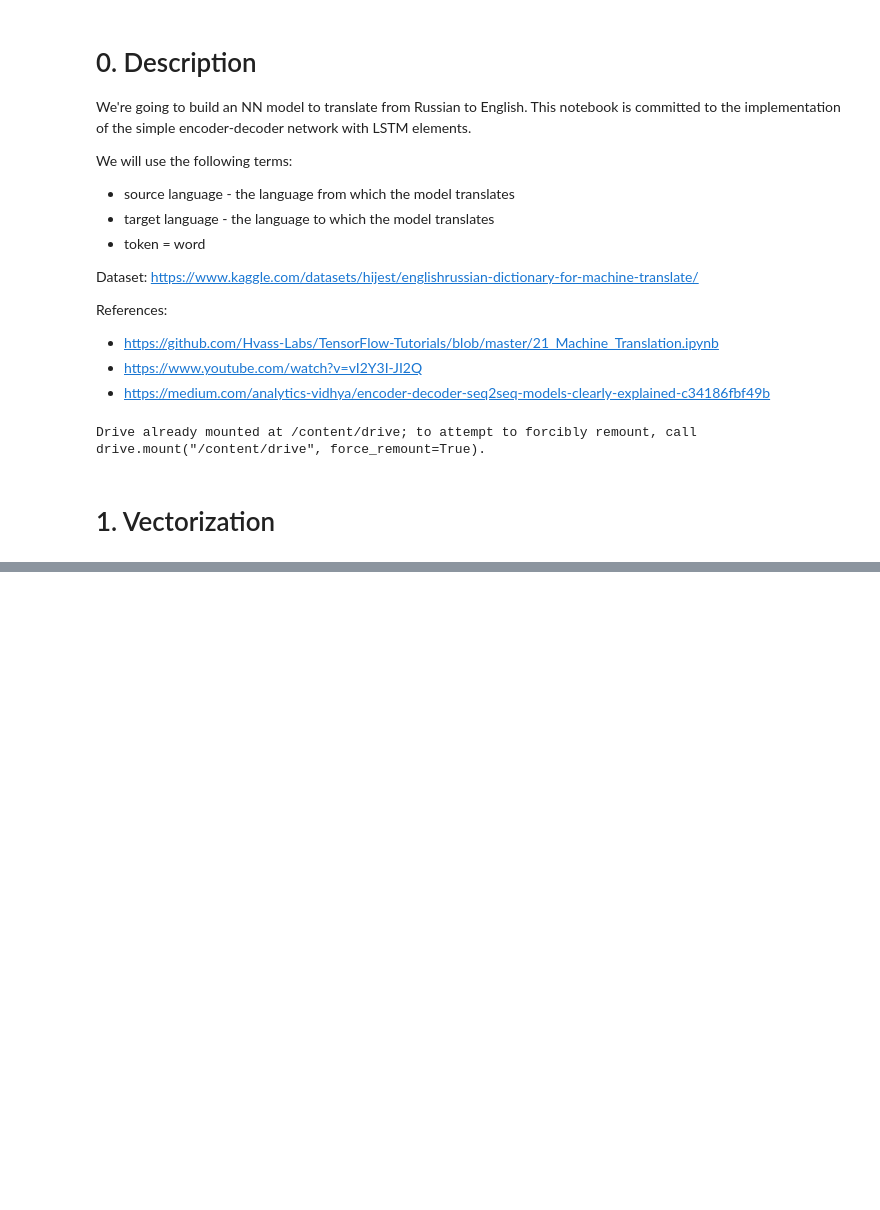
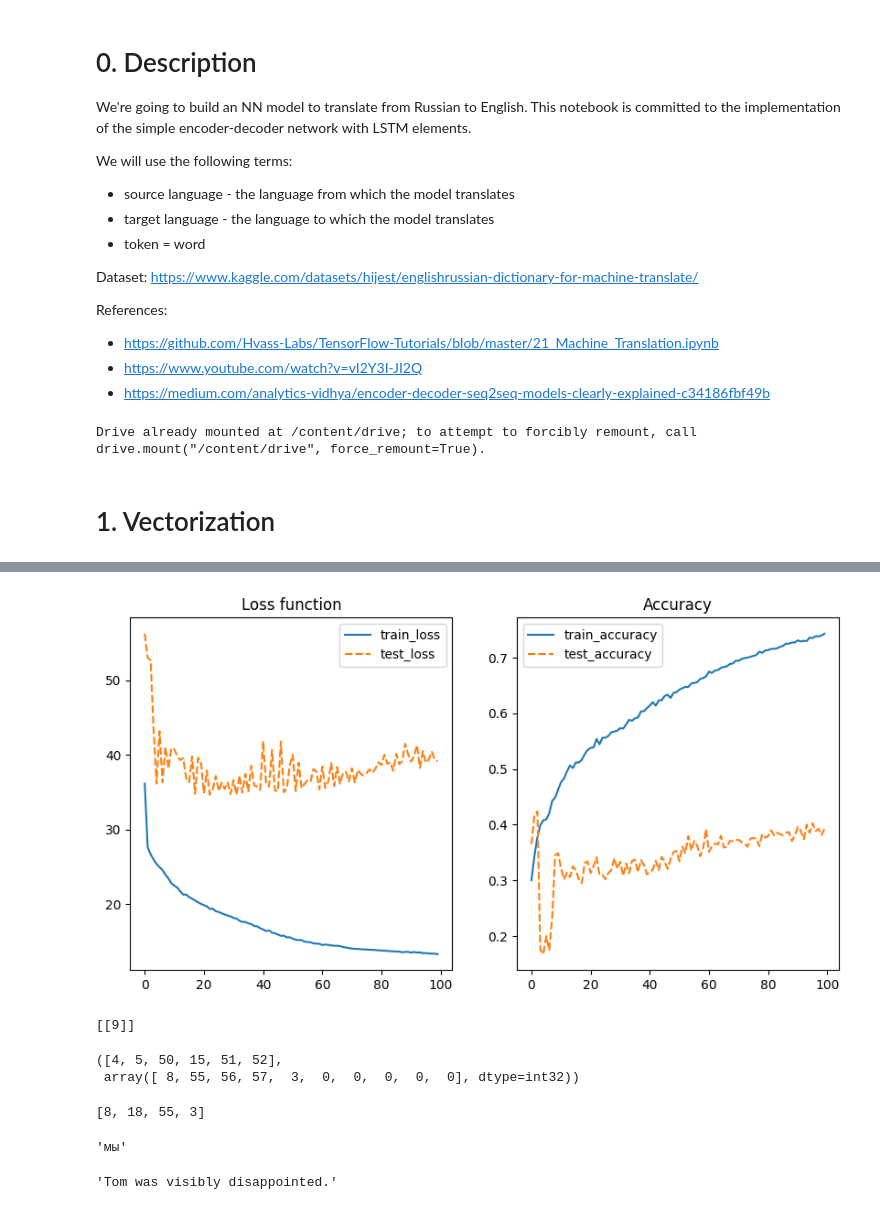
Before and after one commit to aakhterov/ML_algorithms_from_scratch, a Jupyter notebook: machine_translation_using_bahdanau_attention.ipynb, the cells around one changed output, grey strips where cells are left out. Drawn from its saved outputs; the diff is of its cells as text; code cells hidden in the pictures; blank space fills up the shorter version.

Commit message:
1) Change dividing into batch 2) Bug fixing 3) Refactoring

```diff
--- a/machine_translation_using_bahdanau_attention.ipynb
+++ b/machine_translation_using_bahdanau_attention.ipynb
@@ -186,7 +189,7 @@ output_vocab = 10_000 # size of the target language vocaulary
 # Make vectorization of the source language phrases
 encoder_vec = Vectorization(max_tokens=input_vocab)
 encoder_vec.fit(input_phrases)
-X_encoder = encoder_vec.predict(input_phrases)
+X_encoder = encoder_vec.predict(input_phrases, is_padding=False)
 
 # Make vectorization of the target language phrases
 decoder_vec = Vectorization(max_tokens=output_vocab)
@@ -432,5 +528,5 @@ model = Seq2SeqBahdanauAttention(input_vocab=input_vocab,
                                  start_token_index=decoder_vec.vocabulary.index(START_TOKEN),
                                  end_token_index=decoder_vec.vocabulary.index(END_TOKEN))
 # %%
-history = model.fit(X_encoder, X_decoder, Y_decoder, epoch=20, batch_size=64, train_size=0.8)
+history = model.fit(X_encoder, X_decoder, Y_decoder, epoch=100, batch_size=32, train_size=0.9)
 # %% [output]
@@ -443,0 +554,42 @@ KeyboardInterrupt: ignored
+# %%
+# model.save_weights(base_path + 'Data/machine_translation_bahdanau_attention_weights.h5')
+with open(base_path + 'Data/machine_translation_bahdanau_attention_history.pickle', 'wb') as f:
+    pickle.dump(history, f)
+# %%
+with open(base_path + 'Data/machine_translation_bahdanau_attention_history.pickle', 'rb') as f:
+    history = pickle.load(f)
+# %%
+df = pd.DataFrame(data=history)
+
+# Plot the learning curves (the loss function and the accuracy metric)
+# which calculated on the training and validation datasets
+_, axs = plt.subplots(1, 2, figsize=(10, 5))
+sns.lineplot(data=df[['train_loss', 'test_loss']], ax=axs[0])
+sns.lineplot(data=df[['train_accuracy', 'test_accuracy']], ax=axs[1])
+axs[0].set_title('Loss function')
+axs[1].set_title('Accuracy')
+plt.show()
+# %% [output]
+[figure, added]
+# %%
+x = encoder_vec.predict(['school'], is_padding=False)
+x
+# %% [output]
+[[9]]
+# %%
+X_encoder[20], Y_decoder[20]
+# %% [output]
+([4, 5, 50, 15, 51, 52],
+ array([ 8, 55, 56, 57,  3,  0,  0,  0,  0,  0], dtype=int32))
+# %%
+model.predict(np.array([X_encoder[20]]))
+# %% [output]
+[8, 18, 55, 3]
+# %%
+decoder_vec.vocabulary[610]
+# %% [output]
+'мы'
+# %%
+input_phrases[40]
+# %% [output]
+'Tom was visibly disappointed.'
```
Also changed, not shown: parts of 16 cells of this notebook.
